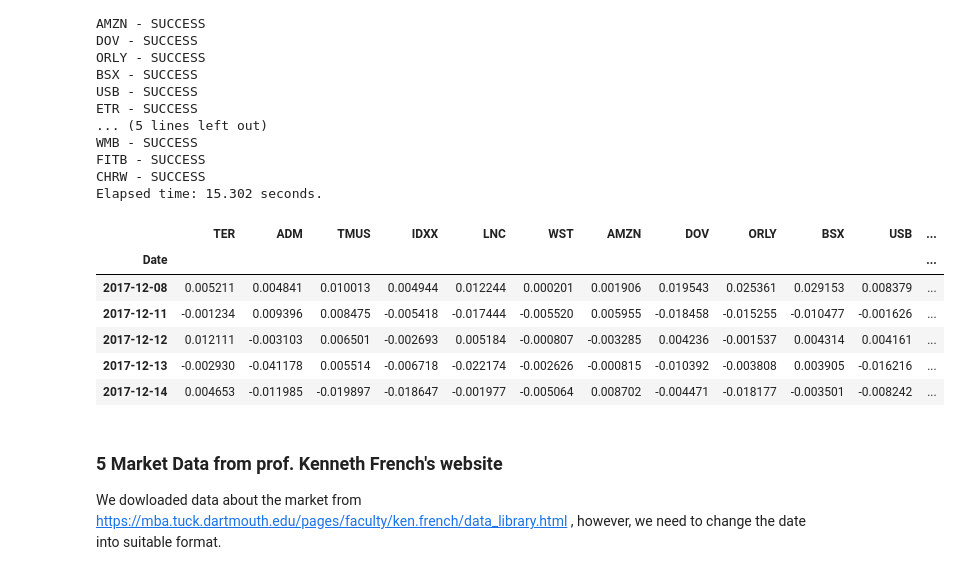
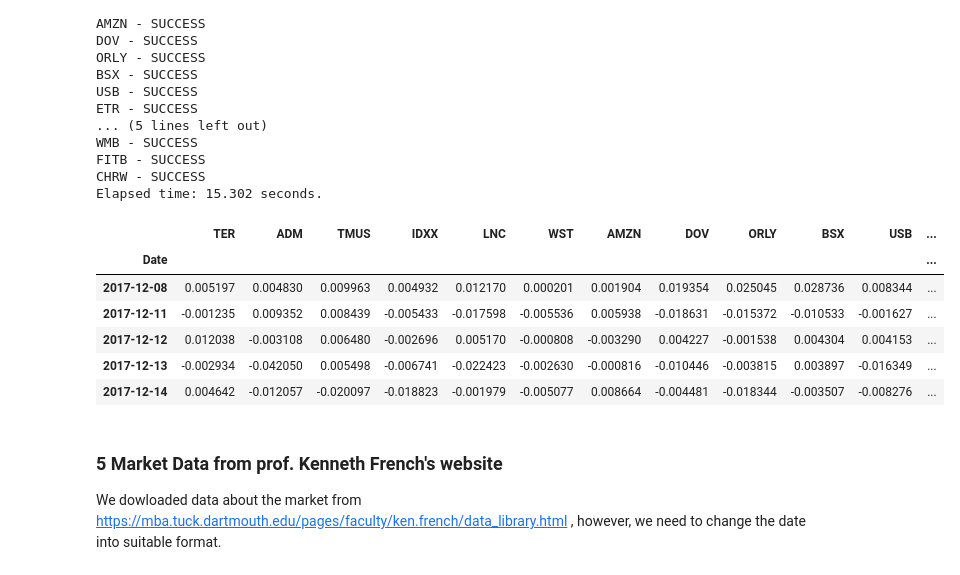
Before and after one commit to tigerbroko/Nova-SBE-Introduction-to-Programming, a Jupyter notebook: Intro-to-Programming-Project.ipynb, the cells around one changed output. Cells and saved outputs as stored; diff of their text form; code cells hidden in the pictures.

```diff
--- a/Intro-to-Programming-Project.ipynb
+++ b/Intro-to-Programming-Project.ipynb
@@ -125,20 +125,21 @@ df_close_prices['Date'] = pd.to_datetime(df_close_prices['Date']).dt.date
 df_close_prices.set_index('Date', inplace=True)
 # %%
 # Making returns from daily prices
-daily_returns = df_close_prices.pct_change(1) # 1 for ONE DAY lookback
+# daily_returns = df_close_prices.pct_change(1) # 1 for ONE DAY lookback
+daily_returns = np.log(df_close_prices/df_close_prices.shift())
 daily_returns.dropna(inplace=True)
 daily_returns.head()
 
 # monthly_return = prices.pct_change(21) # 21 for ONE MONTH lookback
 # annual_return = prices.pct_change(252)
 # %% [output]
 |  | TER | ADM | TMUS | IDXX | LNC | WST | AMZN | DOV | ORLY | BSX | USB | ... |
 | Date |  |  |  |  |  |  |  |  |  |  |  | ... |
-| 2017-12-08 | 0.005211 | 0.004841 | 0.010013 | 0.004944 | 0.012244 | 0.000201 | 0.001906 | 0.019543 | 0.025361 | 0.029153 | 0.008379 | ... |
-| 2017-12-11 | -0.001234 | 0.009396 | 0.008475 | -0.005418 | -0.017444 | -0.005520 | 0.005955 | -0.018458 | -0.015255 | -0.010477 | -0.001626 | ... |
-| 2017-12-12 | 0.012111 | -0.003103 | 0.006501 | -0.002693 | 0.005184 | -0.000807 | -0.003285 | 0.004236 | -0.001537 | 0.004314 | 0.004161 | ... |
-| 2017-12-13 | -0.002930 | -0.041178 | 0.005514 | -0.006718 | -0.022174 | -0.002626 | -0.000815 | -0.010392 | -0.003808 | 0.003905 | -0.016216 | ... |
-| 2017-12-14 | 0.004653 | -0.011985 | -0.019897 | -0.018647 | -0.001977 | -0.005064 | 0.008702 | -0.004471 | -0.018177 | -0.003501 | -0.008242 | ... |
+| 2017-12-08 | 0.005197 | 0.004830 | 0.009963 | 0.004932 | 0.012170 | 0.000201 | 0.001904 | 0.019354 | 0.025045 | 0.028736 | 0.008344 | ... |
+| 2017-12-11 | -0.001235 | 0.009352 | 0.008439 | -0.005433 | -0.017598 | -0.005536 | 0.005938 | -0.018631 | -0.015372 | -0.010533 | -0.001627 | ... |
+| 2017-12-12 | 0.012038 | -0.003108 | 0.006480 | -0.002696 | 0.005170 | -0.000808 | -0.003290 | 0.004227 | -0.001538 | 0.004304 | 0.004153 | ... |
+| 2017-12-13 | -0.002934 | -0.042050 | 0.005498 | -0.006741 | -0.022423 | -0.002630 | -0.000816 | -0.010446 | -0.003815 | 0.003897 | -0.016349 | ... |
+| 2017-12-14 | 0.004642 | -0.012057 | -0.020097 | -0.018823 | -0.001979 | -0.005077 | 0.008664 | -0.004481 | -0.018344 | -0.003507 | -0.008276 | ... |
 # %%
 # continue work here
 # %% [markdown]
```
Also changed, not shown: parts of 11 cells of this notebook, 2 other files.
